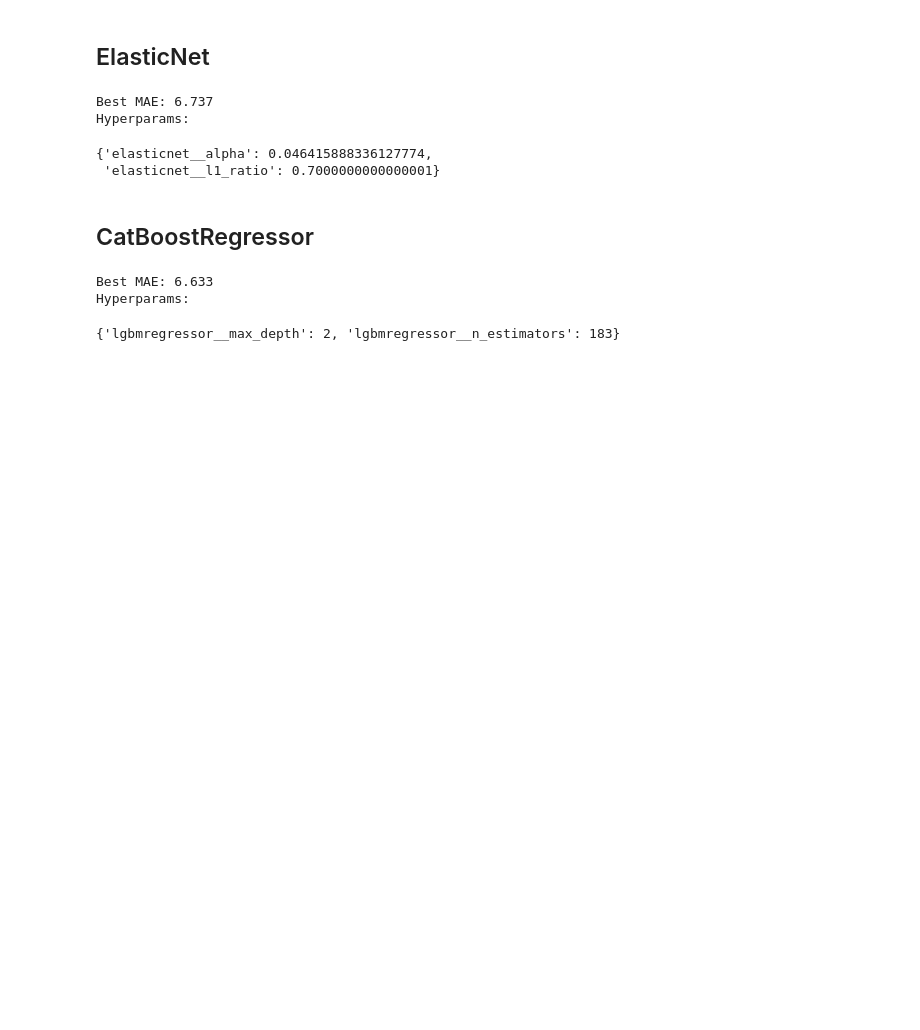
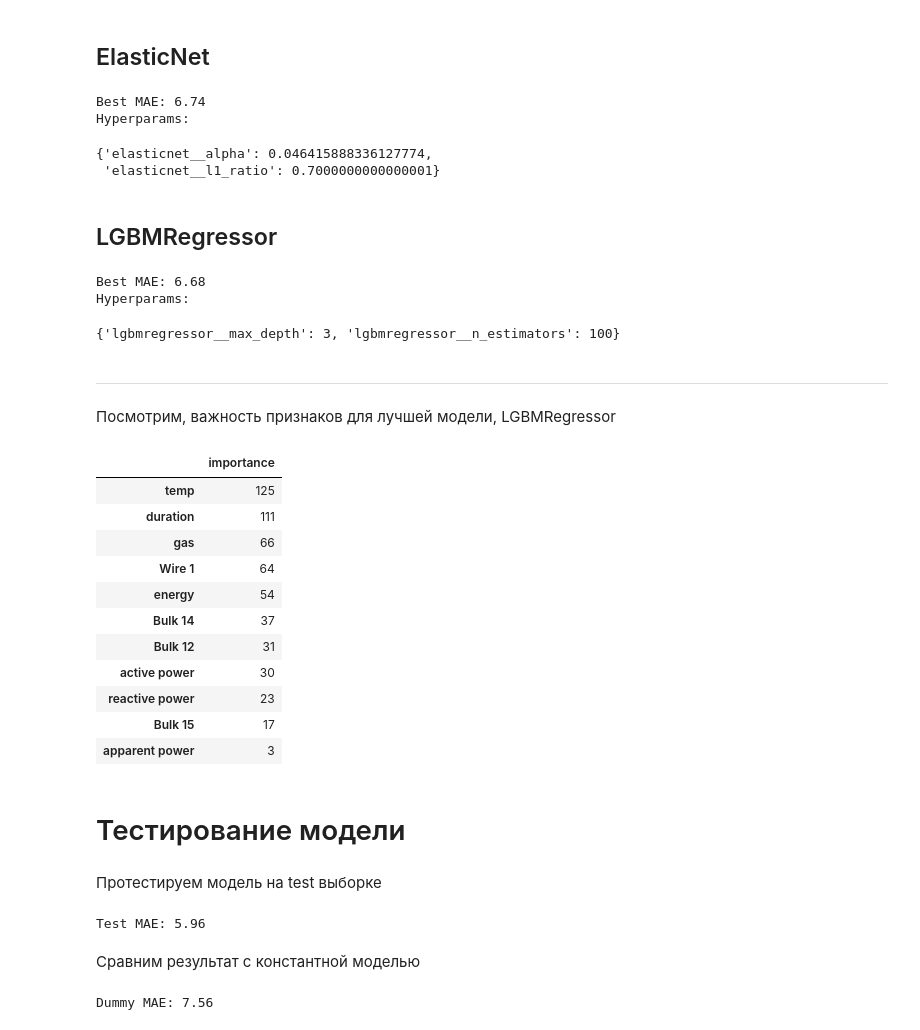
Before and after one commit to alex-blessed/YandexP-projects, a Jupyter notebook: Steel.ipynb, the cells around one changed output. Saved outputs shown, nothing was run; the diff lists cells and outputs as text; code cells hidden in the pictures; blank space fills up the shorter version.

Commit message:
tested best model

```diff
--- a/Steel.ipynb
+++ b/Steel.ipynb
@@ -890,29 +891,72 @@ params = {
 search = GridSearchCV(pipe, params, scoring='neg_mean_absolute_error', n_jobs=5)
 search.fit(X_train_lin, y_train)
 best_score = np.abs(search.best_score_)
-print('Best MAE:', '{:.3f}'.format(best_score))
+print('Best MAE:', '{:.2f}'.format(best_score))
 print('Hyperparams:')
 search.best_params_
 # %% [output]
-Best MAE: 6.737
+Best MAE: 6.74
 Hyperparams:
 {'elasticnet__alpha': 0.046415888336127774,
  'elasticnet__l1_ratio': 0.7000000000000001}
 # %% [markdown]
-## CatBoostRegressor
+## LGBMRegressor
 # %%
 model = LGBMRegressor(random_state=RANDOM_STATE)
 pipe = make_pipeline(scaler, model)
 params = {
-    'lgbmregressor__max_depth':range(2, 10),
-    'lgbmregressor__n_estimators':np.logspace(1, 3, 20, dtype='int')}
+    'lgbmregressor__max_depth':range(3, 10),
+    'lgbmregressor__n_estimators':np.logspace(1, 3, 15, dtype='int')}
 search = GridSearchCV(pipe, params, scoring='neg_mean_absolute_error', n_jobs=5)
-search.fit(X_train_lin, y_train)
+search.fit(X_train, y_train)
 best_score = np.abs(search.best_score_)
-print('Best MAE:', '{:.3f}'.format(best_score))
+print('Best MAE:', '{:.2f}'.format(best_score))
 print('Hyperparams:')
 search.best_params_
 # %% [output]
-Best MAE: 6.633
+Best MAE: 6.68
 Hyperparams:
-{'lgbmregressor__max_depth': 2, 'lgbmregressor__n_estimators': 183}
+{'lgbmregressor__max_depth': 3, 'lgbmregressor__n_estimators': 100}
+# %% [markdown]
+---
+# %% [markdown]
+Посмотрим, важность признаков для лучшей модели, LGBMRegressor
+# %%
+importance = search.best_estimator_.steps[1][1].feature_importances_
+features_name = df_general.columns[:-1]
+df_features_importance = pd.DataFrame(importance, index=features_name, columns=['importance'])
+df_features_importance.sort_values('importance', ascending=False)
+# %% [output]
+|  | importance |
+| temp | 125 |
+| duration | 111 |
+| gas | 66 |
+| Wire 1 | 64 |
+| energy | 54 |
+| Bulk 14 | 37 |
+| Bulk 12 | 31 |
+| active power | 30 |
+| reactive power | 23 |
+| Bulk 15 | 17 |
+| apparent power | 3 |
+# %% [markdown]
+# Тестирование модели
+# %% [markdown]
+Протестируем модель на test выборке
+# %%
+model = LGBMRegressor(random_state=RANDOM_STATE, max_depth=3, n_estimators=100)
+model.fit(X_train, y_train)
+y_pred = model.predict(X_test)
+test_score = mean_absolute_error(y_test, y_pred)
+print('Test MAE:', '{:.2f}'.format(test_score))
+# %% [output]
+Test MAE: 5.96
+# %% [markdown]
+Сравним результат с константной моделью
+# %%
+dummy_reg = DummyRegressor()
+y_dummy = dummy_reg.fit(X_train, y_train).predict(X_test)
+dummy_score = mean_absolute_error(y_test, y_dummy)
+print('Dummy MAE:', '{:.2f}'.format(dummy_score))
+# %% [output]
+Dummy MAE: 7.56
```
Also changed, not shown: parts of 2 cells of this notebook.
